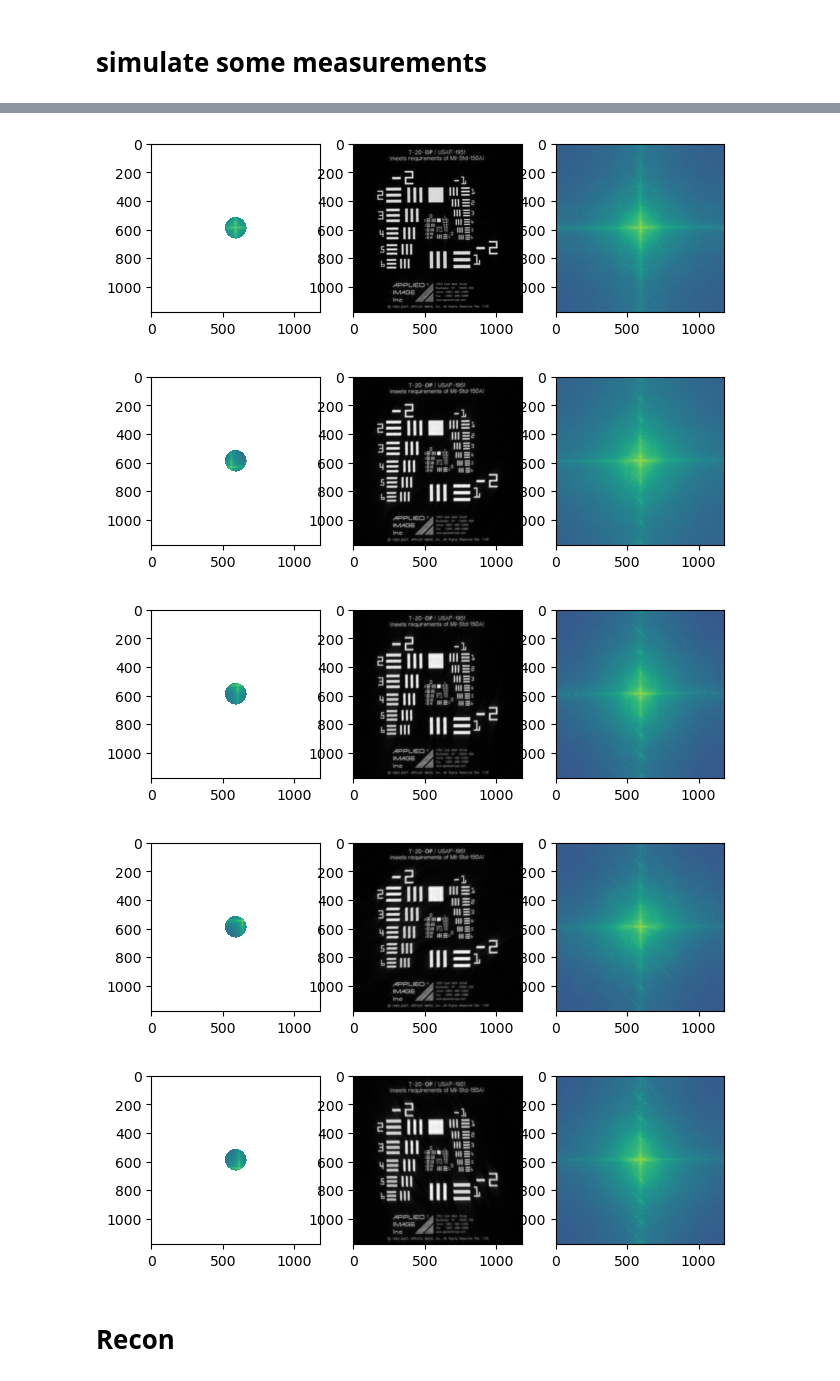
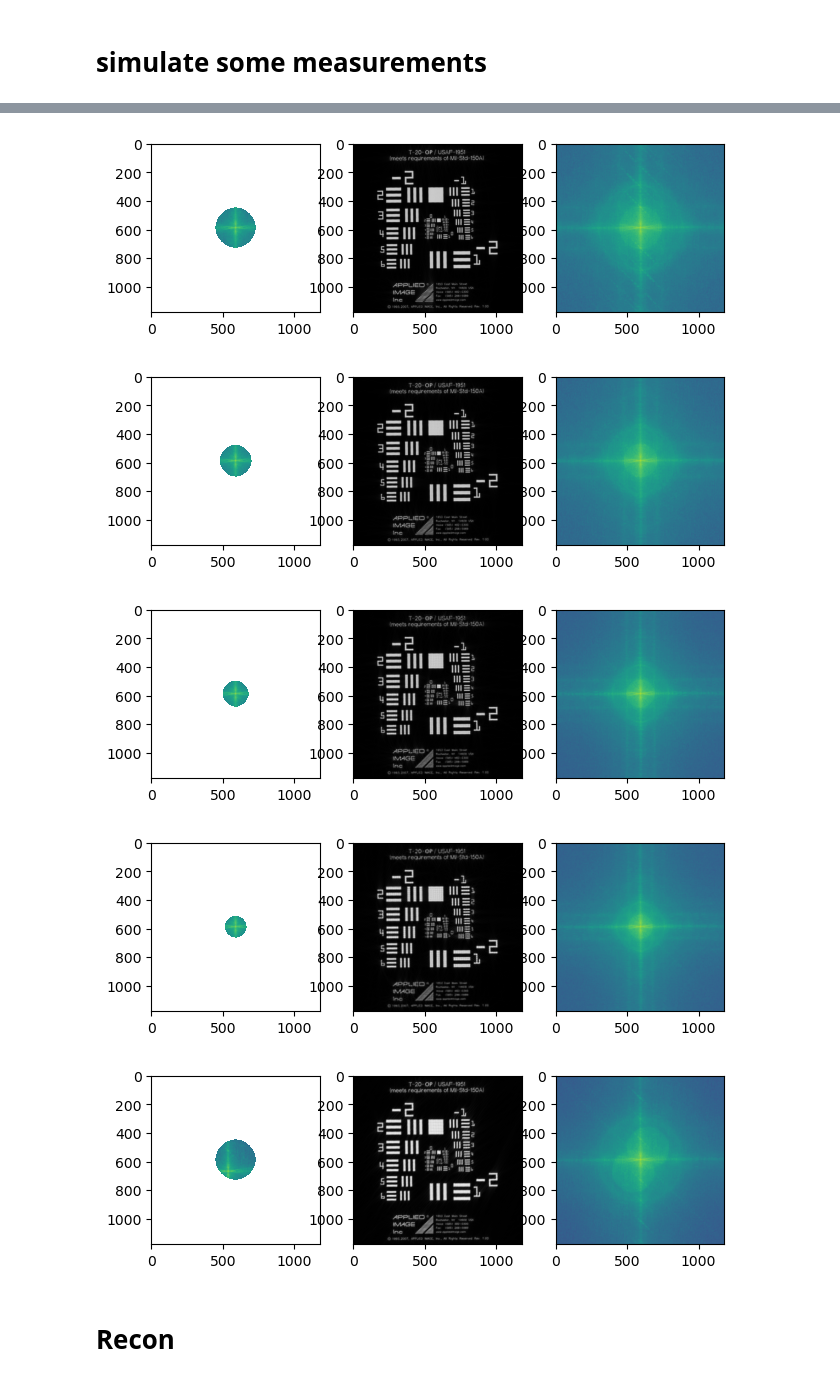
Before and after one commit to neerja/spectral_fourier_ptychography, a Jupyter notebook: spectralfpm_sim.ipynb, the cells around one changed output, grey strips where cells are left out. Cells and saved outputs as stored; diff of their text form; code cells hidden in the pictures.

Commit message:
tested createMultiWavelengthPerAngleIllumList

```diff
--- a/spectralfpm_sim.ipynb
+++ b/spectralfpm_sim.ipynb
@@ -65,7 +65,7 @@ num_leds = 100
 list_leds = fpm.createlist_led(num_leds,-3,3)
 # print(list_leds)
 plt.scatter(list_leds[:,1],list_leds[:,0])
-list_illums = fpm_setup.createUniformWavelengthPerAngleIllumList(list_leds)
+list_illums = fpm_setup.createMultiWavelengthPerAngleIllumList(list_leds)
 print(list_illums)
 measstack = fpm_setup.createMeasStackFromListIllums()
 # %% [output]
@@ -73,9 +73,9 @@ measstack = fpm_setup.createMeasStackFromListIllums()
 [figure]
-[figure, old version]
+[figure, new version]
-[figure, old version]
+[figure, new version]
-[figure, old version]
+[figure, new version]
 [figure]
-[figure, old version]
+[figure, new version]
 # %% [markdown]
 # Recon
 # %%
```
Also changed, not shown: parts of 5 cells of this notebook.
